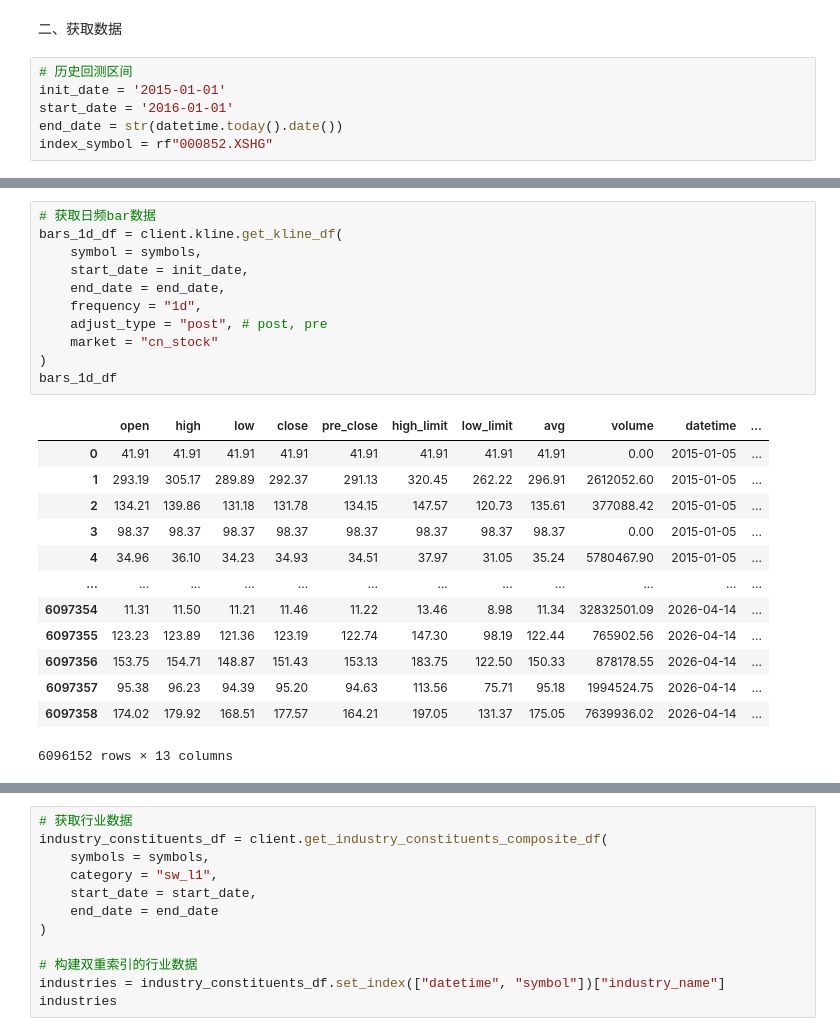
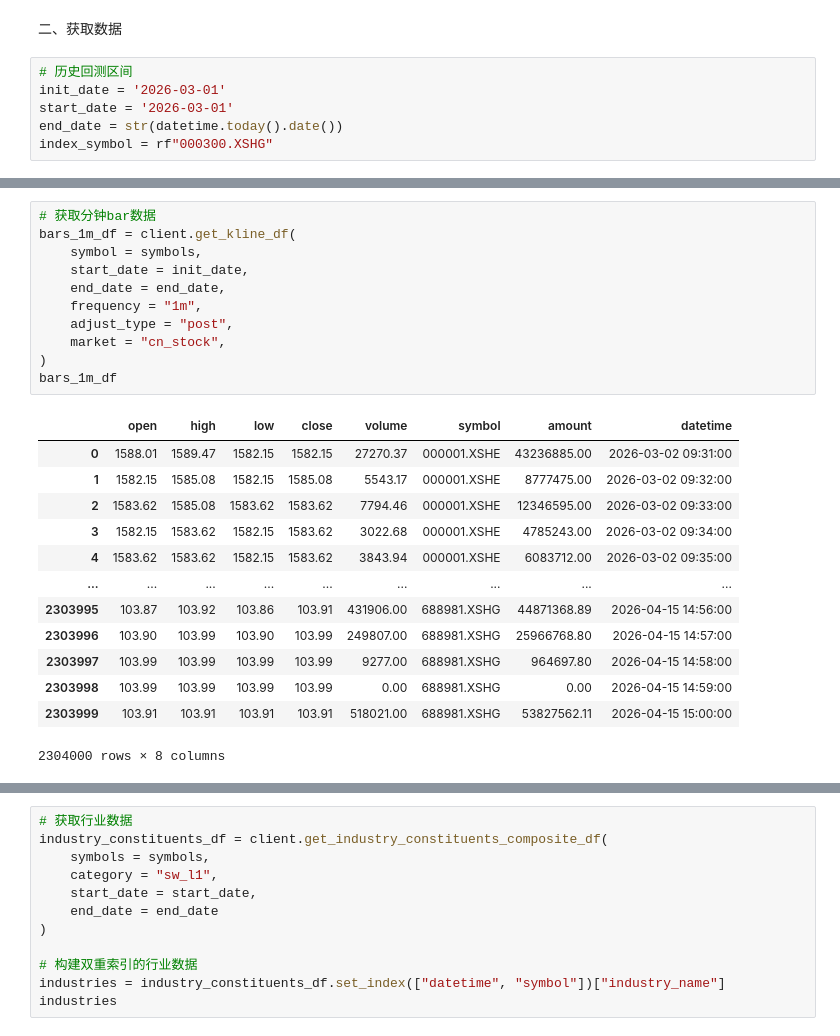
Before and after one commit to linerrrrrrr/Latitude_Alpha_Generator, a Jupyter notebook: stock_single_factor_test(al).ipynb, the cells around one changed output, grey strips where cells are left out. Drawn from its saved outputs; the diff is of its cells as text.

```diff
--- a/stock_single_factor_test(al).ipynb
+++ b/stock_single_factor_test(al).ipynb
@@ -32,10 +32,10 @@ warnings.filterwarnings(action = 'ignore')
 二、获取数据
 # %%
 # 历史回测区间
-init_date = '2015-01-01'
-start_date = '2016-01-01'
+init_date = '2026-03-01'
+start_date = '2026-03-01'
 end_date = str(datetime.today().date())
-index_symbol = rf"000852.XSHG"
+index_symbol = rf"000300.XSHG"
 # %%
 # 获取指数成分股数据据
 index_weights_df = client.get_index_constituents_df(
@@ -63,25 +63,25 @@ index_weights_df
 # %%
-# 获取日频bar数据
-bars_1d_df = client.kline.get_kline_df(
+# 获取分钟bar数据
+bars_1m_df = client.get_kline_df(
     symbol = symbols,
     start_date = init_date,
     end_date = end_date,
-    frequency = "1d",
-    adjust_type = "post", # post, pre
-    market = "cn_stock"
+    frequency = "1m",
+    adjust_type = "post",
+    market = "cn_stock",
 )
-bars_1d_df
+bars_1m_df
 # %% [output]
-|  | open | high | low | close | pre_close | high_limit | low_limit | avg | volume | datetime | ... |
-| 0 | 41.91 | 41.91 | 41.91 | 41.91 | 41.91 | 41.91 | 41.91 | 41.91 | 0.00 | 2015-01-05 | ... |
-| 1 | 293.19 | 305.17 | 289.89 | 292.37 | 291.13 | 320.45 | 262.22 | 296.91 | 2612052.60 | 2015-01-05 | ... |
-| 2 | 134.21 | 139.86 | 131.18 | 131.78 | 134.15 | 147.57 | 120.73 | 135.61 | 377088.42 | 2015-01-05 | ... |
-| 3 | 98.37 | 98.37 | 98.37 | 98.37 | 98.37 | 98.37 | 98.37 | 98.37 | 0.00 | 2015-01-05 | ... |
-| 4 | 34.96 | 36.10 | 34.23 | 34.93 | 34.51 | 37.97 | 31.05 | 35.24 | 5780467.90 | 2015-01-05 | ... |
-| ... | ... | ... | ... | ... | ... | ... | ... | ... | ... | ... | ... |
-| 6097354 | 11.31 | 11.50 | 11.21 | 11.46 | 11.22 | 13.46 | 8.98 | 11.34 | 32832501.09 | 2026-04-14 | ... |
-| 6097355 | 123.23 | 123.89 | 121.36 | 123.19 | 122.74 | 147.30 | 98.19 | 122.44 | 765902.56 | 2026-04-14 | ... |
-| 6097356 | 153.75 | 154.71 | 148.87 | 151.43 | 153.13 | 183.75 | 122.50 | 150.33 | 878178.55 | 2026-04-14 | ... |
-| 6097357 | 95.38 | 96.23 | 94.39 | 95.20 | 94.63 | 113.56 | 75.71 | 95.18 | 1994524.75 | 2026-04-14 | ... |
-| 6097358 | 174.02 | 179.92 | 168.51 | 177.57 | 164.21 | 197.05 | 131.37 | 175.05 | 7639936.02 | 2026-04-14 | ... |
+|  | open | high | low | close | volume | symbol | amount | datetime |
+| 0 | 1588.01 | 1589.47 | 1582.15 | 1582.15 | 27270.37 | 000001.XSHE | 43236885.00 | 2026-03-02 09:31:00 |
+| 1 | 1582.15 | 1585.08 | 1582.15 | 1585.08 | 5543.17 | 000001.XSHE | 8777475.00 | 2026-03-02 09:32:00 |
+| 2 | 1583.62 | 1585.08 | 1583.62 | 1583.62 | 7794.46 | 000001.XSHE | 12346595.00 | 2026-03-02 09:33:00 |
+| 3 | 1582.15 | 1583.62 | 1582.15 | 1583.62 | 3022.68 | 000001.XSHE | 4785243.00 | 2026-03-02 09:34:00 |
+| 4 | 1583.62 | 1583.62 | 1582.15 | 1583.62 | 3843.94 | 000001.XSHE | 6083712.00 | 2026-03-02 09:35:00 |
+| ... | ... | ... | ... | ... | ... | ... | ... | ... |
+| 2303995 | 103.87 | 103.92 | 103.86 | 103.91 | 431906.00 | 688981.XSHG | 44871368.89 | 2026-04-15 14:56:00 |
+| 2303996 | 103.90 | 103.99 | 103.90 | 103.99 | 249807.00 | 688981.XSHG | 25966768.80 | 2026-04-15 14:57:00 |
+| 2303997 | 103.99 | 103.99 | 103.99 | 103.99 | 9277.00 | 688981.XSHG | 964697.80 | 2026-04-15 14:58:00 |
+| 2303998 | 103.99 | 103.99 | 103.99 | 103.99 | 0.00 | 688981.XSHG | 0.00 | 2026-04-15 14:59:00 |
+| 2303999 | 103.91 | 103.91 | 103.91 | 103.91 | 518021.00 | 688981.XSHG | 53827562.11 | 2026-04-15 15:00:00 |
-6096152 rows × 13 columns
+2304000 rows × 8 columns
```
Also changed, not shown: parts of 3 cells of this notebook, 3 other files.
